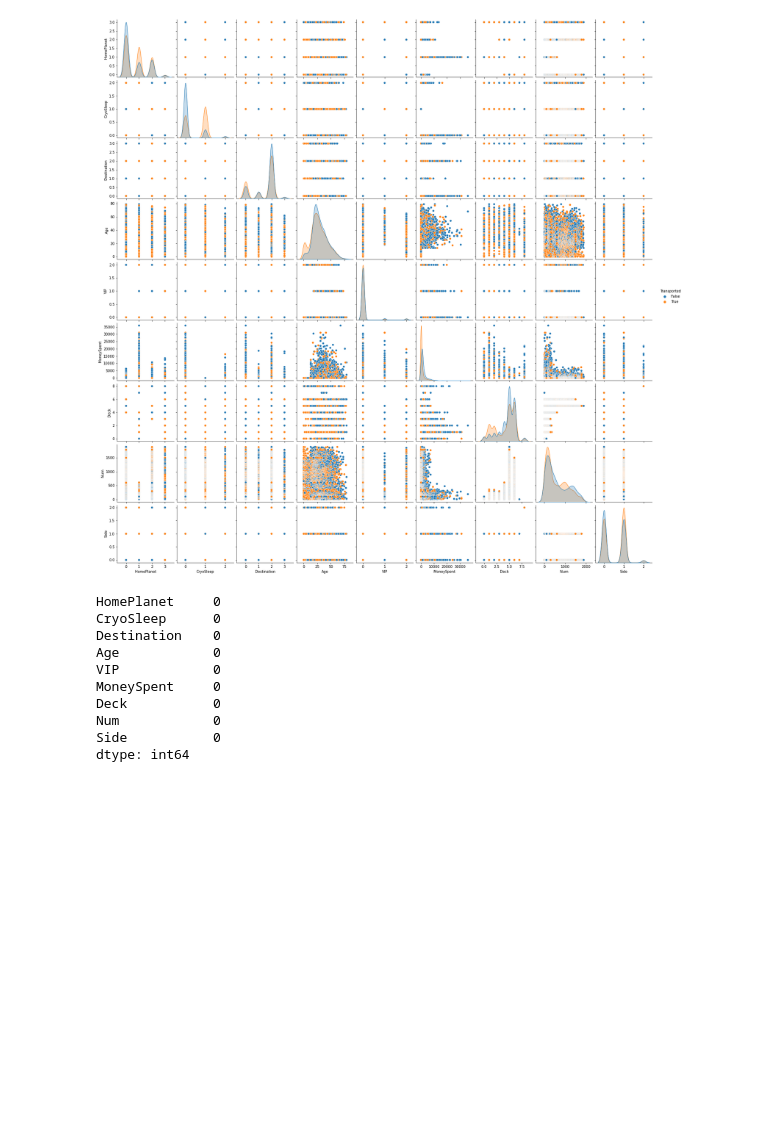
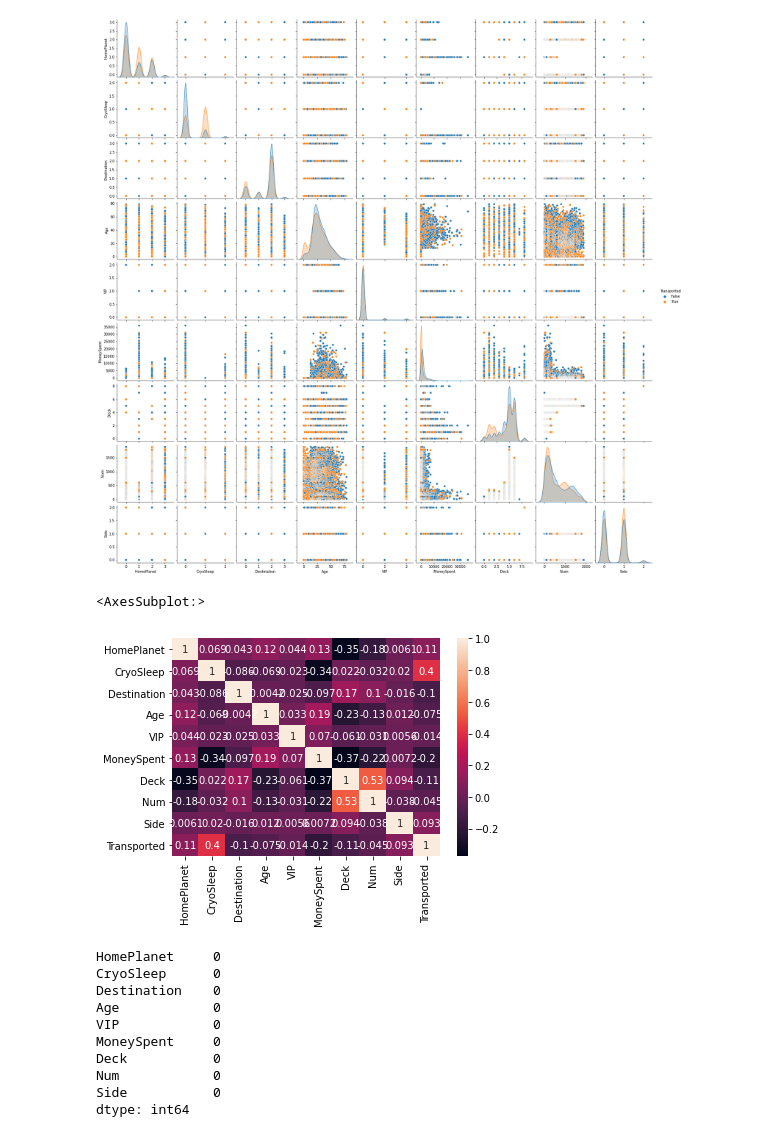
Before and after one commit to saurav1066/KaggleProjects, a Jupyter notebook: Spaceship Titanic/Spaceship_analysis.ipynb, the cells around one changed output. Saved outputs shown, nothing was run; the diff lists cells and outputs as text; code cells hidden in the pictures; blank space fills up the shorter version.

Commit message:
Added correlaion heatmap

```diff
--- a/Spaceship Titanic/Spaceship_analysis.ipynb
+++ b/Spaceship Titanic/Spaceship_analysis.ipynb
@@ -120,6 +120,12 @@ sns.pairplot(x, hue="Transported")
 # %% [output]
 <seaborn.axisgrid.PairGrid at 0x...>
 [figure]
+# %%
+# Creating a heatmap between just the categorical columns
+sns.heatmap(x.corr(), annot=True)
+# %% [output]
+<AxesSubplot:>
+[figure, added]
 # %%
 #Filling missing values
 x.drop("Transported", axis=1, inplace=True)
```
